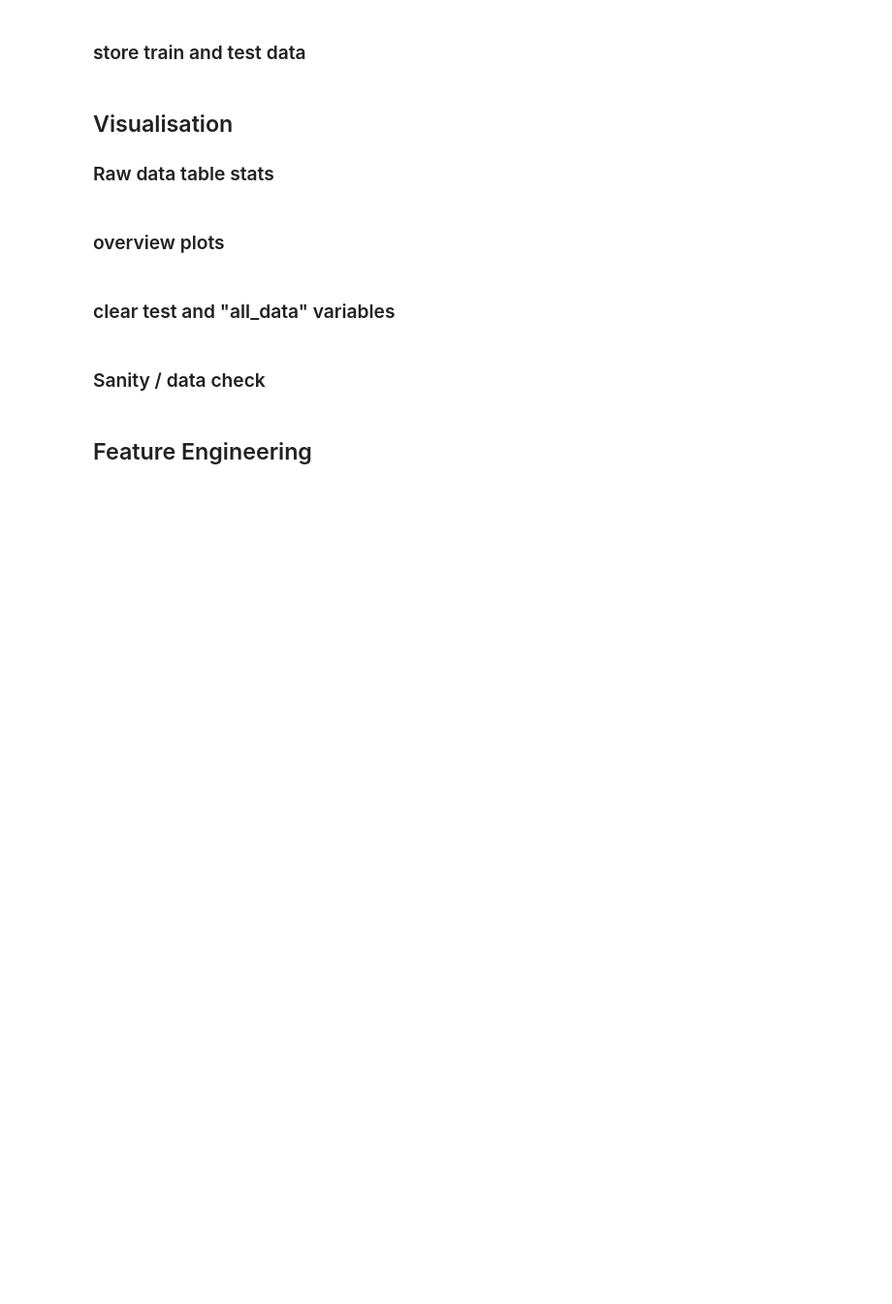
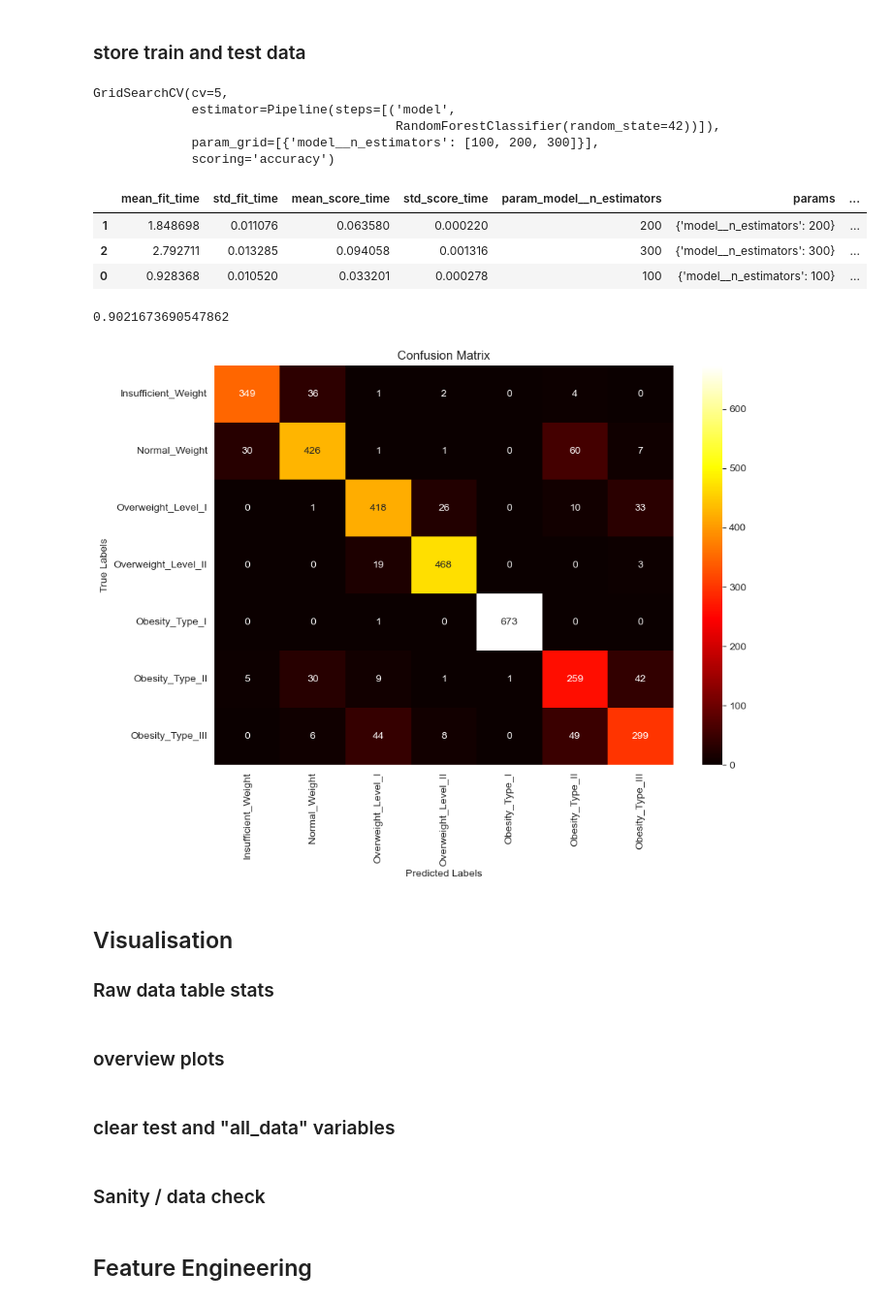
Before and after one commit to andreaslanderer/ost-data-hack, a Jupyter notebook: 2025-07-06-Datahack.ipynb, the cells around one changed output. Shown at 97% size. Drawn from its saved outputs; the diff is of its cells as text; code cells hidden in the pictures; blank space fills up the shorter version.

```diff
--- a/2025-07-06-Datahack.ipynb
+++ b/2025-07-06-Datahack.ipynb
@@ -271,0 +275,30 @@ test.to_csv('datahack_train.csv')
+# %%
+from sklearn.ensemble import RandomForestClassifier
+
+rf_pipeline = Pipeline([
+    ("model", RandomForestClassifier(random_state=42))
+])
+
+rf_param_grid = [
+    {
+        "model__n_estimators": [100, 200, 300]
+    },
+]
+
+rf_grid_search = GridSearchCV(rf_pipeline, rf_param_grid, cv=5, scoring="accuracy")
+rf_grid_search.fit(train_small_X, train_small_y)
+# %% [output]
+GridSearchCV(cv=5,
+             estimator=Pipeline(steps=[('model',
+                                        RandomForestClassifier(random_state=42))]),
+             param_grid=[{'model__n_estimators': [100, 200, 300]}],
+             scoring='accuracy')
+# %%
+rf_cv_res = pd.DataFrame(rf_grid_search.cv_results_)
+rf_cv_res.sort_values(by="mean_test_score", ascending=False, inplace=True)
+rf_cv_res.head()
+# %% [output]
+|  | mean_fit_time | std_fit_time | mean_score_time | std_score_time | param_model__n_estimators | params | ... |
+| 1 | 1.848698 | 0.011076 | 0.063580 | 0.000220 | 200 | {'model__n_estimators': 200} | ... |
+| 2 | 2.792711 | 0.013285 | 0.094058 | 0.001316 | 300 | {'model__n_estimators': 300} | ... |
+| 0 | 0.928368 | 0.010520 | 0.033201 | 0.000278 | 100 | {'model__n_estimators': 100} | ... |
@@ -272,3 +307,11 @@ test.to_csv('datahack_train.csv')
+# %%
+rf_grid_search.best_estimator_.score(validate_X, validate_y)
+# %% [output]
+0.9021673690547862
+# %%
+print_confusion_matrix(pred_y, validate_y, grid_search.best_estimator_.classes_)
+# %% [output]
+[figure, added]
 # %% [markdown]
 ## Visualisation
 ### Raw data table stats
```
Also changed, not shown: parts of 10 cells of this notebook.
